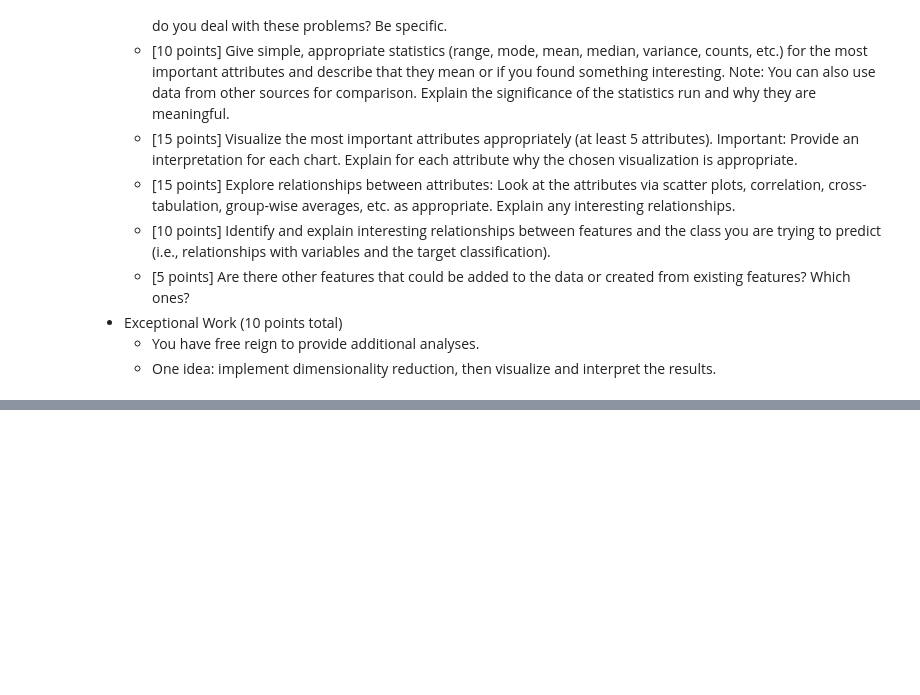
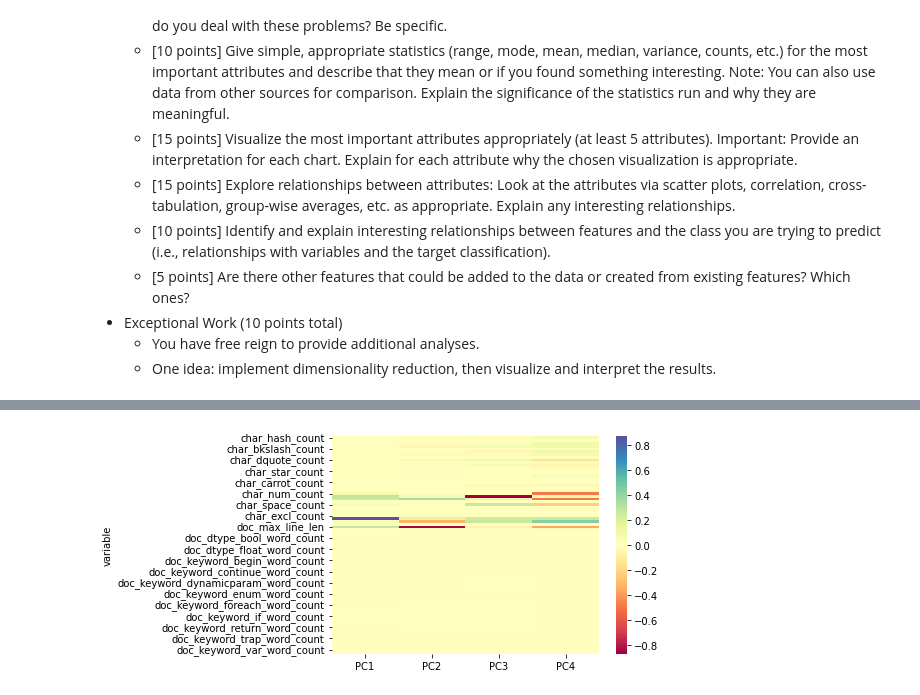
Before and after one commit to bx-lr/ps_obf_ml, a Jupyter notebook: labs/01_lab.ipynb, the cells around one changed output, grey strips where cells are left out. Saved outputs shown, nothing was run; the diff lists cells and outputs as text; code cells hidden in the pictures; blank space fills up the shorter version.

```diff
--- a/labs/01_lab.ipynb
+++ b/labs/01_lab.ipynb
@@ -24,0 +240,13 @@ whatever format you like, but it is easiest to turn in the rendered iPython note
+# %%
+loadings = pca_fit.components_
+num_pc = pca_fit.n_features_
+pc_list = ["PC"+str(i) for i in list(range(1, num_pc+1))]
+loadings_df = pd.DataFrame.from_dict(dict(zip(pc_list, loadings)))
+loadings_df['variable'] = samples.columns.values
+loadings_df = loadings_df.set_index('variable')
+loadings_df
+
+ax = sns.heatmap(loadings_df, annot=False, cmap='Spectral')
+plt.show()
+# %% [output]
+[figure, added]
```
Also changed, not shown: parts of 15 cells of this notebook, 2 other files.
